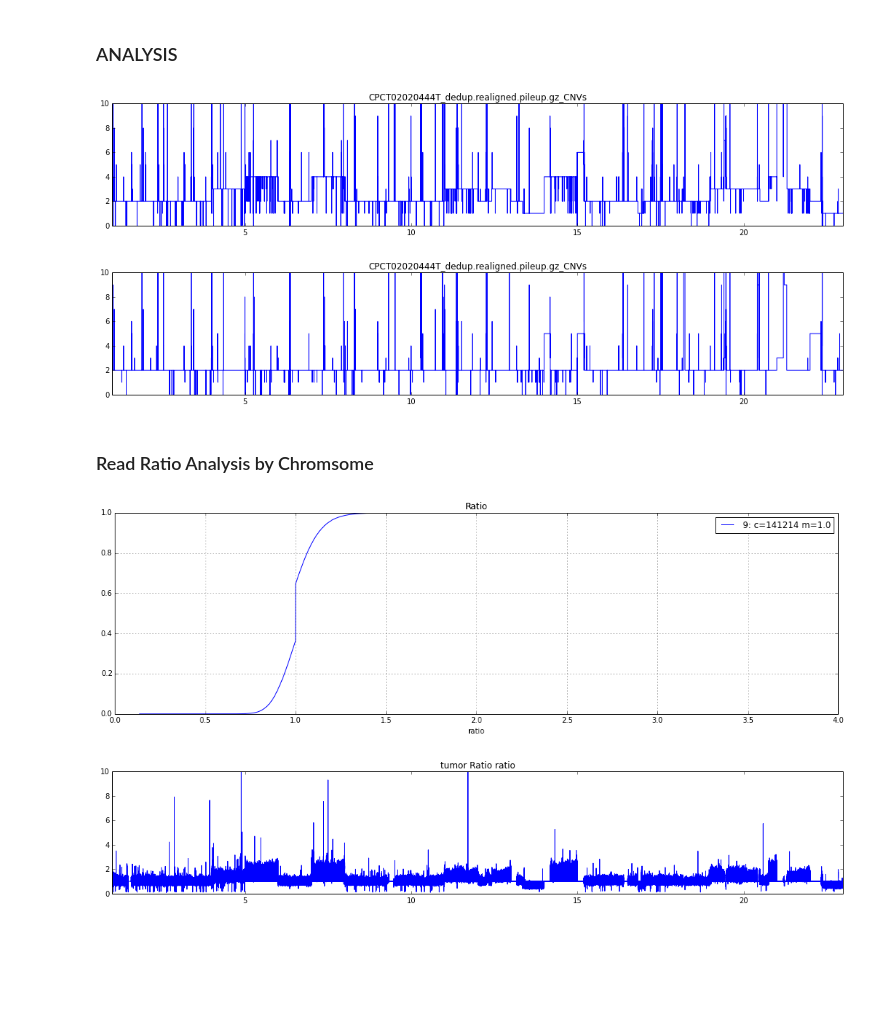
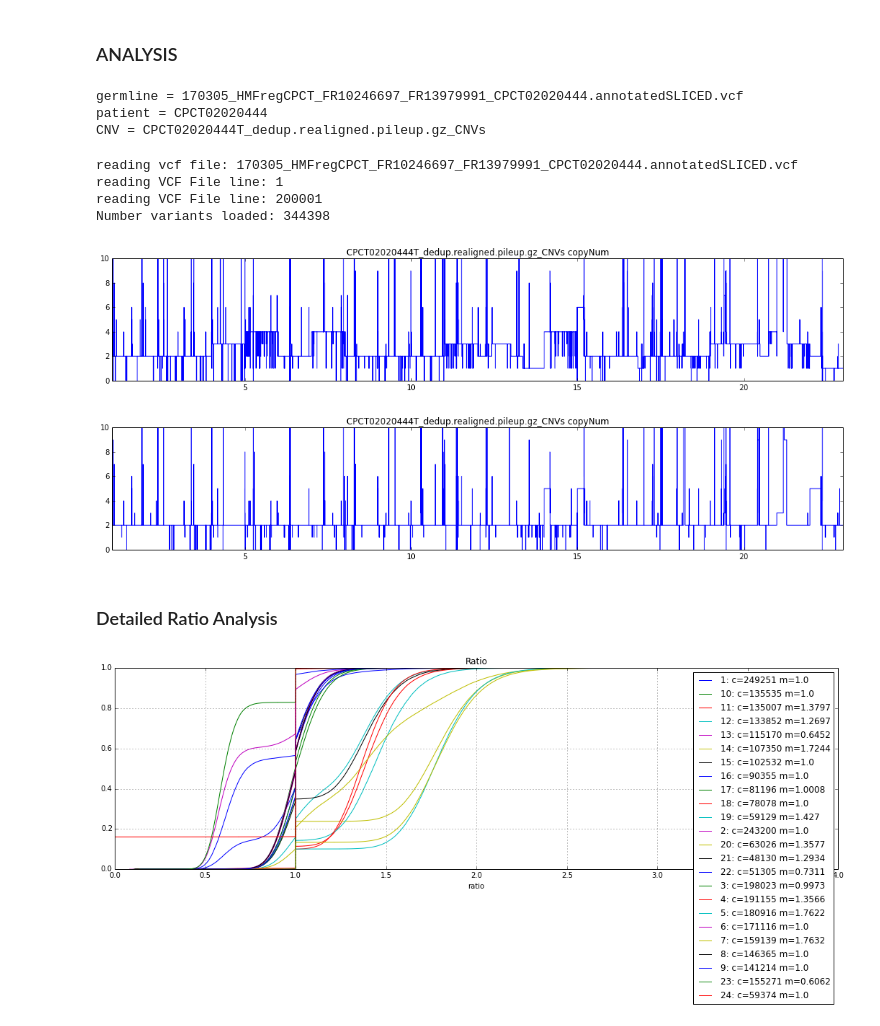
Before and after one commit to hartwigmedical/scripts, a Jupyter notebook: ipython/Copy_number_noise_analysis.ipynb, the cells around one changed output. Drawn from its saved outputs; the diff is of its cells as text; code cells hidden in the pictures; blank space fills up the shorter version.

Commit message:
improvements to tumor purity fitting

```diff
--- a/ipython/Copy_number_noise_analysis.ipynb
+++ b/ipython/Copy_number_noise_analysis.ipynb
@@ -161,8 +209,24 @@ def runGeneCNVAnalysis(dfCNV,bed,patientName):
 # %% [markdown]
 ### ANALYSIS
 # %%
-CSV_PATH="/Users/peterpriestley/hmf/analyses/v1.12samples/CPCT02020444/"
-tumorCNVFileName=findFiles(CSV_PATH,"gz_CNVs")[0]
-normalCNVFileName=findFiles(CSV_PATH,"normal_CNVs")[0]
-tumorRatioFileName=findFiles(CSV_PATH,"gz_ratio.txt")[0]
-normalRatioFileName=findFiles(CSV_PATH,"gz_normal_ratio.txt")[0]
+PATH="/Users/peterpriestley/hmf/analyses/v1.12samples/CPCT02020444/"
+tumorCNVFileName=findFiles(PATH,"gz_CNVs")[0]
+normalCNVFileName=findFiles(PATH,"normal_CNVs")[0]
+tumorRatioFileName=findFiles(PATH,"gz_ratio.txt")[0]
+normalRatioFileName=findFiles(PATH,"gz_normal_ratio.txt")[0]
+germlineVCFFilename = findFiles(PATH,"SLICED.vcf")[0]
+patientID = patientIDFromFilename(germlineVCFFilename)
+print "germline =",germlineVCFFilename
+print "patient =",patientID
+print "CNV =",tumorCNVFileName
+# %% [output]
+germline = 170305_HMFregCPCT_FR10246697_FR13979991_CPCT02020444.annotatedSLICED.vcf
+patient = CPCT02020444
+CNV = CPCT02020444T_dedup.realigned.pileup.gz_CNVs
+# %%
+dfGermline = loadVCF(PATH,germlineVCFFilename,{patientID+'R':'normal',patientID+'T':'tumor'},patientID)
+# %% [output]
+reading vcf file: 170305_HMFregCPCT_FR10246697_FR13979991_CPCT02020444.annotatedSLICED.vcf
+reading VCF File line: 1
+reading VCF File line: 200001
+Number variants loaded: 344398
@@ -169,9 +235,9 @@ normalRatioFileName=findFiles(CSV_PATH,"gz_normal_ratio.txt")[0]
 # %%
 patientName=normalCNVFileName[:12]
-dfTumorCNV = loadCNVforPatient(CSV_PATH+tumorCNVFileName,patientName)
-dfNormalCNV = loadCNVforPatient(CSV_PATH+normalCNVFileName,patientName)
+dfTumorCNV = loadCNVforPatient(PATH+tumorCNVFileName,patientName)
+dfNormalCNV = loadCNVforPatient(PATH+normalCNVFileName,patientName)
 positionChart(dfTumorCNV,tumorCNVFileName,"copyNum")
 positionChart(dfNormalCNV,tumorCNVFileName,"copyNum")
 # %% [output]
-[figure, old version]
+[figure, new version]
-[figure, old version]
+[figure, new version]
@@ -178,8 +247,8 @@ positionChart(dfNormalCNV,tumorCNVFileName,"copyNum")
 # %% [markdown]
-### Read Ratio Analysis by Chromsome
+### Detailed Ratio Analysis
 # %%
-dfTumorRatio = pd.read_table(CSV_PATH + tumorRatioFileName, header=0)#names = ['chrom','window',"ratio","segmentRatio","copyNum","mbaf","baf","GT","uncertainty"] )
-dfNormalRatio = pd.read_table(CSV_PATH + normalRatioFileName, header=0)# names = ['chrom','window',"ratio","segmentRatio","copyNum","mbaf","baf","GT","uncertainty"] )
+dfTumorRatio = pd.read_table(PATH + tumorRatioFileName, header=0)#names = ['chrom','window',"ratio","segmentRatio","copyNum","mbaf","baf","GT","uncertainty"] )
+dfNormalRatio = pd.read_table(PATH + normalRatioFileName, header=0)# names = ['chrom','window',"ratio","segmentRatio","copyNum","mbaf","baf","GT","uncertainty"] )
 dfTumorRatio.set_index(['Chromosome','Start'],inplace=True)
 dfNormalRatio.set_index(['Chromosome','Start'],inplace=True)
 dfTumorRatio = pd.merge(dfTumorRatio,dfNormalRatio,how='inner', left_index=True,right_index=True)
@@ -193,19 +262,15 @@ dfTumorRatio['Chromosome'] = dfTumorRatio['Chromosome'].apply(lambda x: cd.intCh
 #dfTumorRatio[(dfTumorRatio.CopyNumber_x<>2)&(dfTumorRatio.CopyNumber_y==2)&(dfTumorRatio.Ratio_x>0)]\
 #[['Chromosome','Start','CopyNumber_x','Ratio_x','Ratio_y','MedianRatio_x','MedianRatio_y','ratio']].head(1)
 # %%
-chromosomes = #dfTumorRatio['Chromosome'].unique()
+chromosomes = dfTumorRatio['Chromosome'].unique()
 for chromosome in chromosomes:
-    ser = dfTumorRatio[dfTumorRatio.Chromosome==chromosome]['ratio'] / NORM
+    ser = dfTumorRatio[dfTumorRatio.Chromosome==chromosome]['ratio'] / 1
     ser = ser.sort_values()
     cum_dist = np.linspace(0.,1.,len(ser))
     ser_cdf = pd.Series(cum_dist, index=ser,name=str(chromosome)+": c="+str(ser.count())+" m="+str(round(ser.median(),4)))
     ser_cdf.plot(drawstyle='steps',legend=True, title="Ratio",figsize=[18,5],xlim=[0,4],ylim=[0,1],grid=True)
 # %% [output]
-[figure, old version]
+[figure, new version]
-# %%
-positionChart(dfTumorRatio,"tumor Ratio","ratio")
-# %% [output]
-[figure, removed]
 # %%
 dfTumorCNV['nonZeroCount'],dfTumorCNV['tumorRatio'],dfTumorCNV['normalRatio'] \
     ,dfTumorCNV['tumorMedianRatio'],dfTumorCNV['normalMedianRatio'] = \
```
Also changed, not shown: parts of 32 cells of this notebook, 2 other files.
